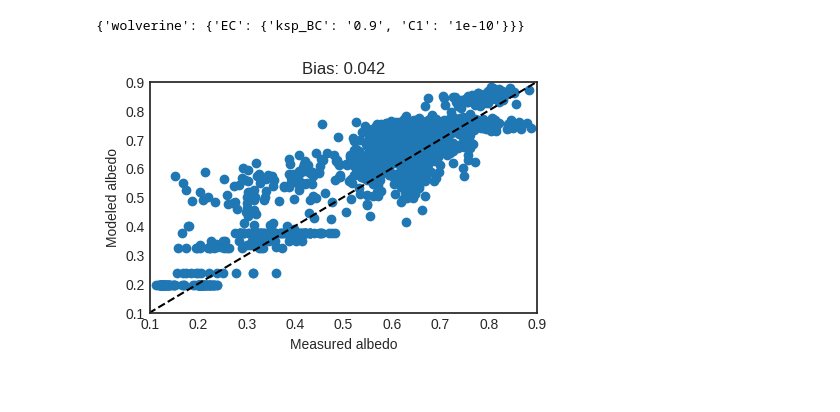
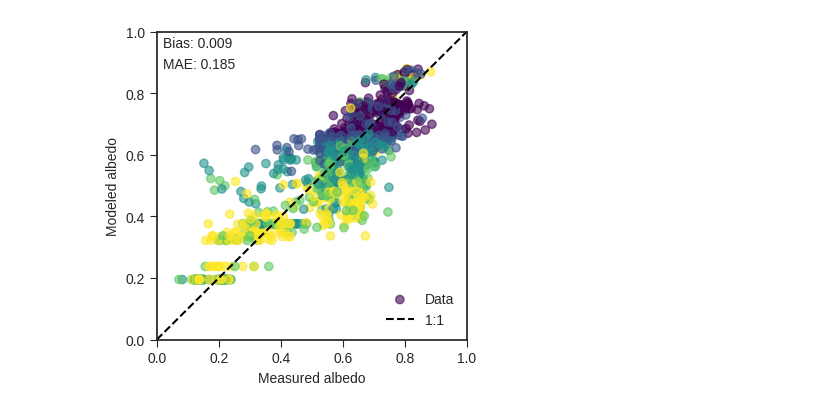
Before and after one commit to clairevwilson/PEBSI, a Jupyter notebook: project/calibrate.ipynb, the cells around one changed output. Drawn from its saved outputs; the diff is of its cells as text; code cells hidden in the pictures.

```diff
--- a/project/calibrate.ipynb
+++ b/project/calibrate.ipynb
@@ -43,26 +41,29 @@ The autoreload extension is already loaded. To reload it, use:
 # %%
 glacier = 'wolverine'
 site = 'B'
-date = '03_12'
+date = '03_11'
 
 all_mod_albedo = []
 all_meas_albedo = []
+all_time_albedo = []
 best_dict = {}
 all_best = {}
-for glacier in ['gulkana']: # site_dict:
+for glacier in site_dict:
+# for glacier in ['gulkana']: #
     best_dict[glacier] = {}
     all_best[glacier] = {}
-    for site in 'D': # site_dict[glacier]:
+    # for site in 'D':
+    for site in site_dict[glacier]:
         fp = base_fp + f'{date}_{glacier}_{site}_0/'
 
         if not os.path.exists(fp + 'missing.txt'):
             print(f'! no missing.txt in {glacier} {site}; simulations could be in progress !')
-            pass
+            continue
         fn = f'grid_{date}_setXX_run0_0.nc'
 
         min_error = np.inf
         by_params = {}
-        for setno in range(2, 30, 5):
+        for setno in [4]: # range(2, 30, 5):
             fn_set = fp + fn.replace('XX', str(setno))
             if not os.path.exists(fn_set):
                 continue
@@ -112,9 +113,10 @@ for glacier in ['gulkana']: # site_dict:
 
         # plot
         # mb_data.plot_mb()
-        albedo_data.plot_timeseries()
+        # albedo_data.plot_timeseries()
 
-        for mod, meas in zip(albedo_data.mod, albedo_data.meas):
+        for mod, meas, t in zip(albedo_data.mod, albedo_data.meas, albedo_data.time):
             all_mod_albedo.append(mod)
             all_meas_albedo.append(meas)
+            all_time_albedo.append(t)
 # %% [output]
@@ -168,21 +164,26 @@ plt.show()
-# %%
-all_best
-# %% [output]
-{'wolverine': {'EC': {'ksp_BC': '0.9', 'C1': '1e-10'}}}
 # %%
 import pickle
 with open('best_datasets.pkl','wb') as f:
     pickle.dump(all_best, f)
 # %%
-plt.figure(figsize=(5,3))
-plt.scatter(all_meas_albedo, all_mod_albedo, label='Data')
-plt.plot([0,1], [0,1], 'k--',label='1:1')
-plt.xlim(0.1, 0.9)
-plt.ylim(0.1, 0.9)
-plt.xlabel('Measured albedo')
-plt.ylabel('Modeled albedo')
-bias = np.nanmean(np.array(all_mod_albedo) - np.array(all_meas_albedo))
-plt.title(f'Bias: {bias:.3f}')
+fig, ax = plt.subplots(figsize=(4, 4))
+cmap = plt.get_cmap('viridis')
+norm = mpl.colors.Normalize(vmin=4, vmax=8)
+
+ax.scatter(all_meas_albedo, all_mod_albedo, alpha=0.6, label='Data', c=cmap(norm(pd.to_datetime(all_time_albedo).month)))
+ax.plot([0,1],[0,1],'k--',label='1:1')
+
+bias = np.nanmean(np.array(all_meas_albedo) - np.array(all_mod_albedo))
+mae = np.nanmean(np.abs(np.array(all_meas_albedo) - np.array(all_mod_albedo)))
+ax.text(0.02, 0.95, f'Bias: {bias:.3f}', transform=ax.transAxes)
+ax.text(0.02, 0.88, f'MAE: {mae:.3f}', transform=ax.transAxes)
+
+ax.legend()
+ax.set_xlim(0, 1)
+ax.set_ylim(0, 1)
+ax.tick_params(length=5)
+ax.set_ylabel('Modeled albedo')
+ax.set_xlabel('Measured albedo')
 plt.show()
 # %% [output]
-[figure, old version]
+[figure, new version]
```
Also changed, not shown: parts of 13 cells of this notebook, 4 other files.
